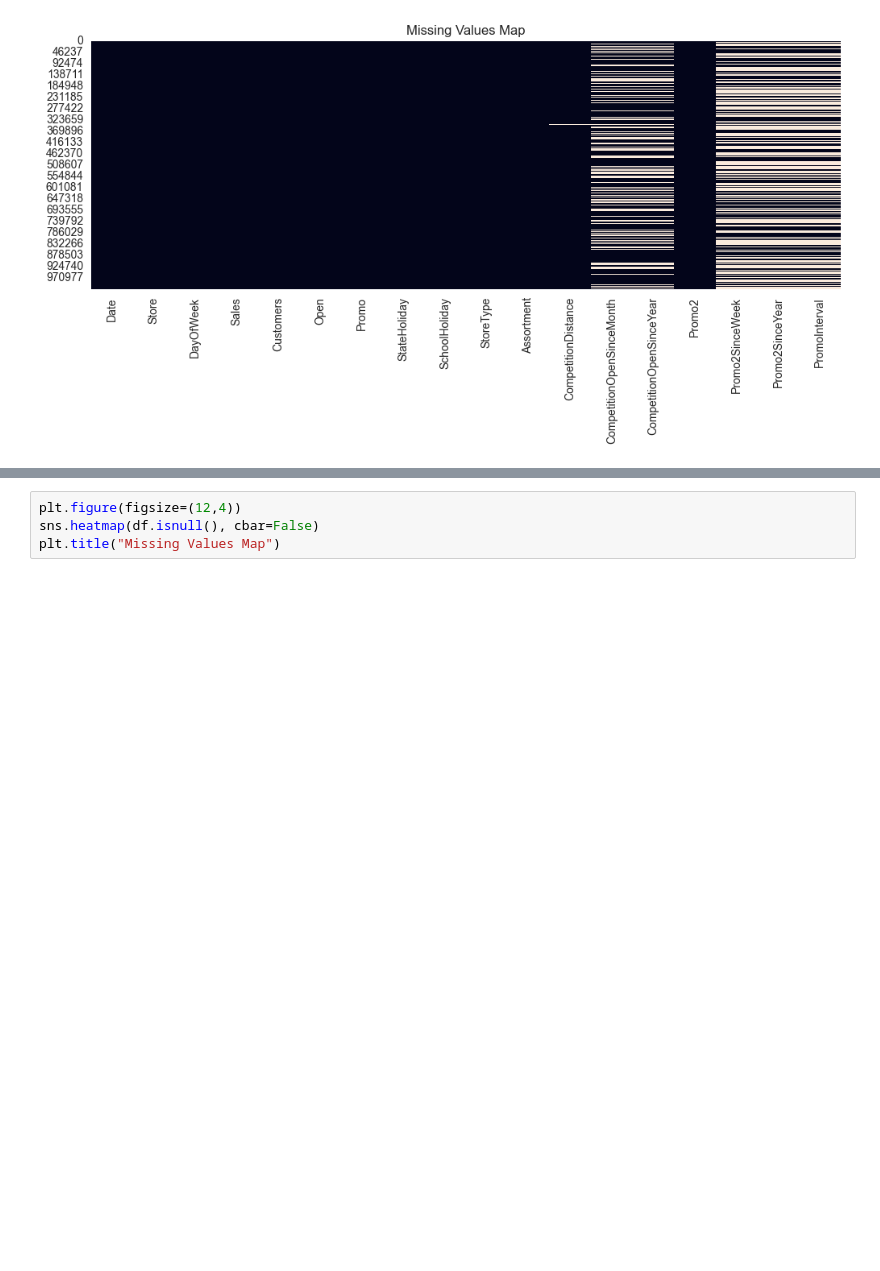
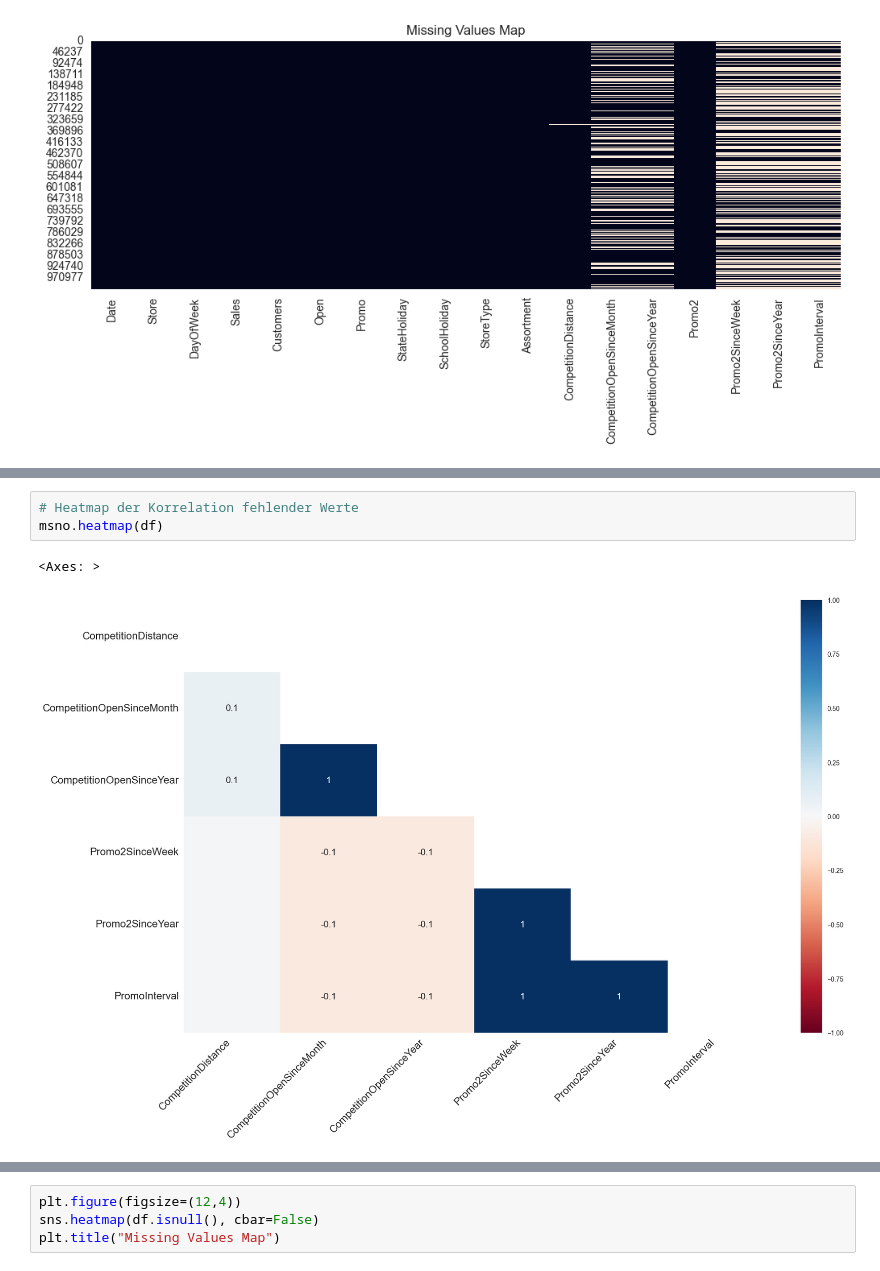
Before and after one commit to vburlay/Rossmann, a Jupyter notebook: notebooks/rossmann_eda.ipynb, the cells around one changed output, grey strips where cells are left out. Saved outputs shown, nothing was run; the diff lists cells and outputs as text; blank space fills up the shorter version.

```diff
--- a/notebooks/rossmann_eda.ipynb
+++ b/notebooks/rossmann_eda.ipynb
@@ -109 +119,7 @@ Text(0.5, 1.0, 'Missing Values Map')
+# %%
+# Heatmap der Korrelation fehlender Werte
+msno.heatmap(df)
+# %% [output]
+<Axes: >
+[figure, added]
 # %%
```
Also changed, not shown: parts of 7 cells of this notebook.
